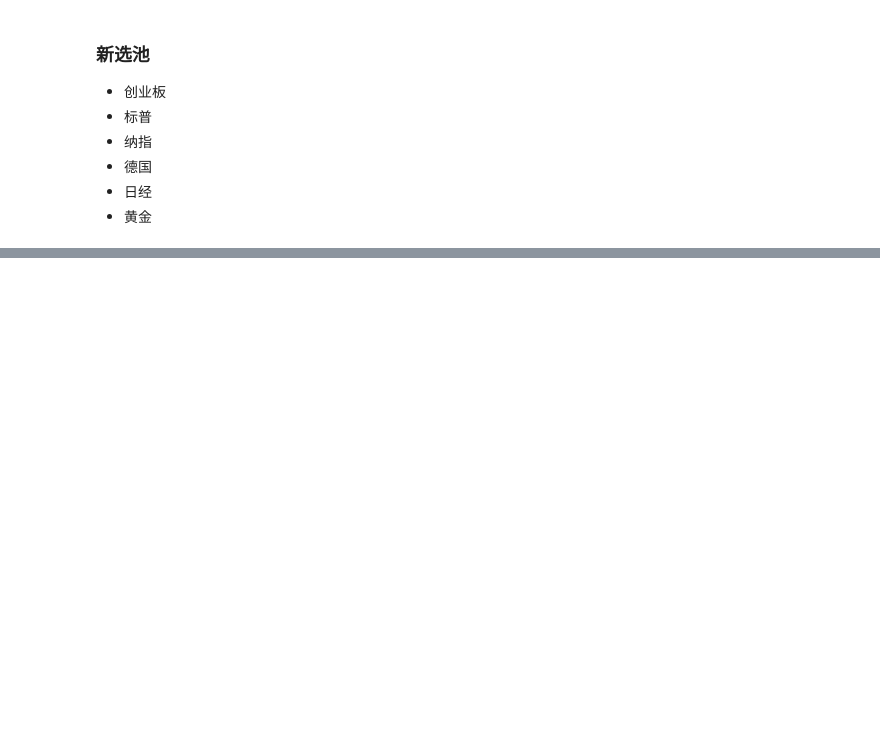
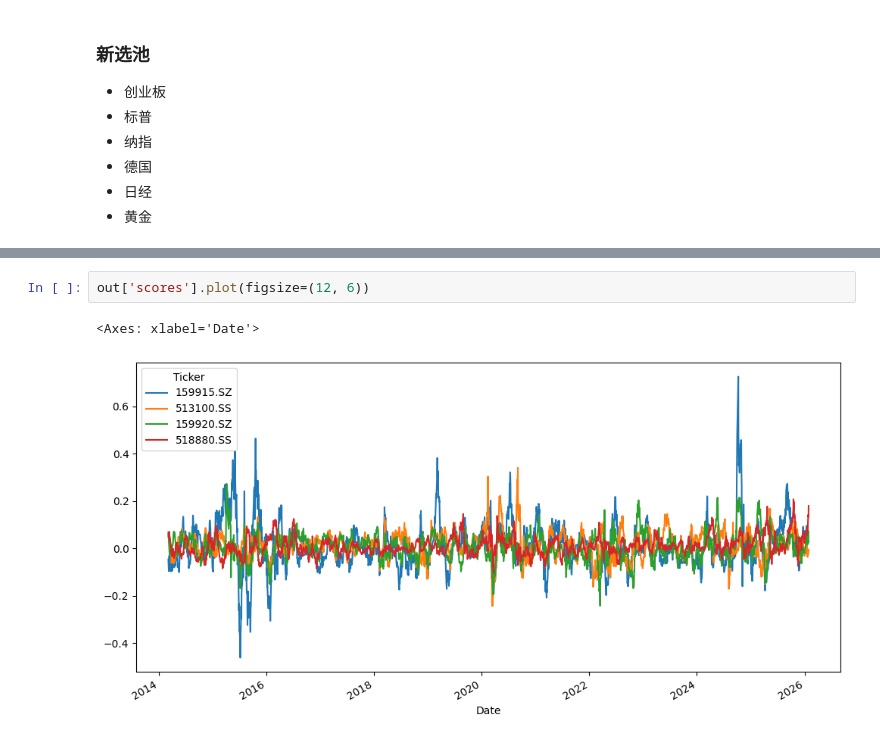
Before and after one commit to Henrywzh/quant-research, a Jupyter notebook: experiments/technical_analysis/06_ta_multi_assets_v2.ipynb, the cells around one changed output, grey strips where cells are left out. Drawn from its saved outputs; the diff is of its cells as text; blank space fills up the shorter version.

```diff
--- a/experiments/technical_analysis/06_ta_multi_assets_v2.ipynb
+++ b/experiments/technical_analysis/06_ta_multi_assets_v2.ipynb
@@ -400,0 +717,5 @@ plt.legend()
+# %%
+out['scores'].plot(figsize=(12, 6))
+# %% [output]
+<Axes: xlabel='Date'>
+[figure, added]
```
Also changed, not shown: parts of 17 cells of this notebook, 13 other files.
